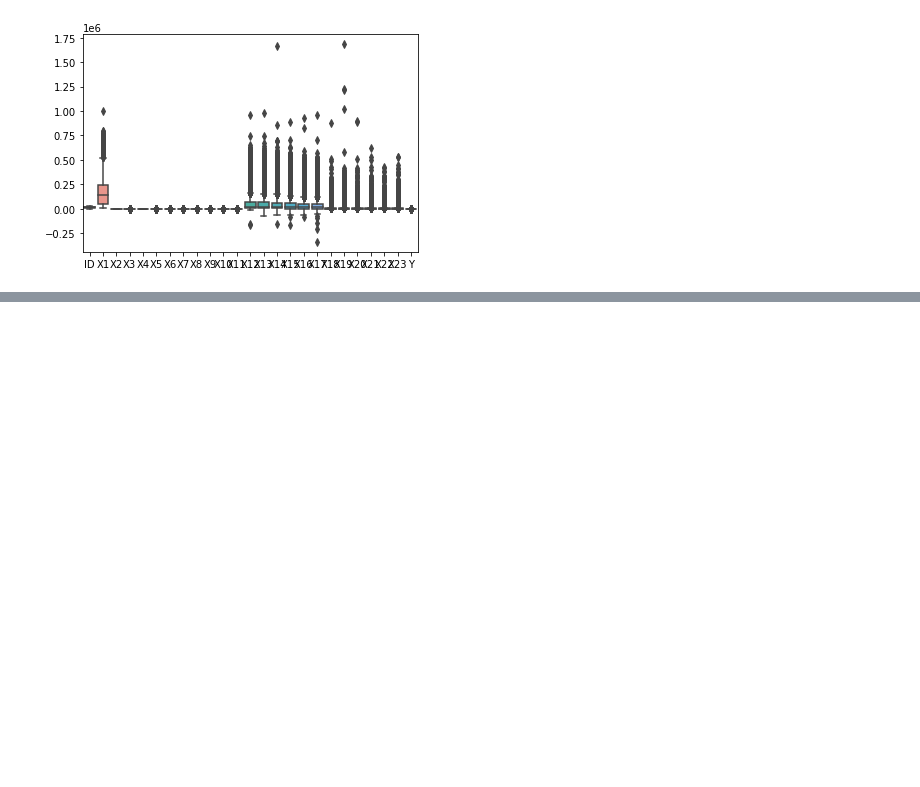
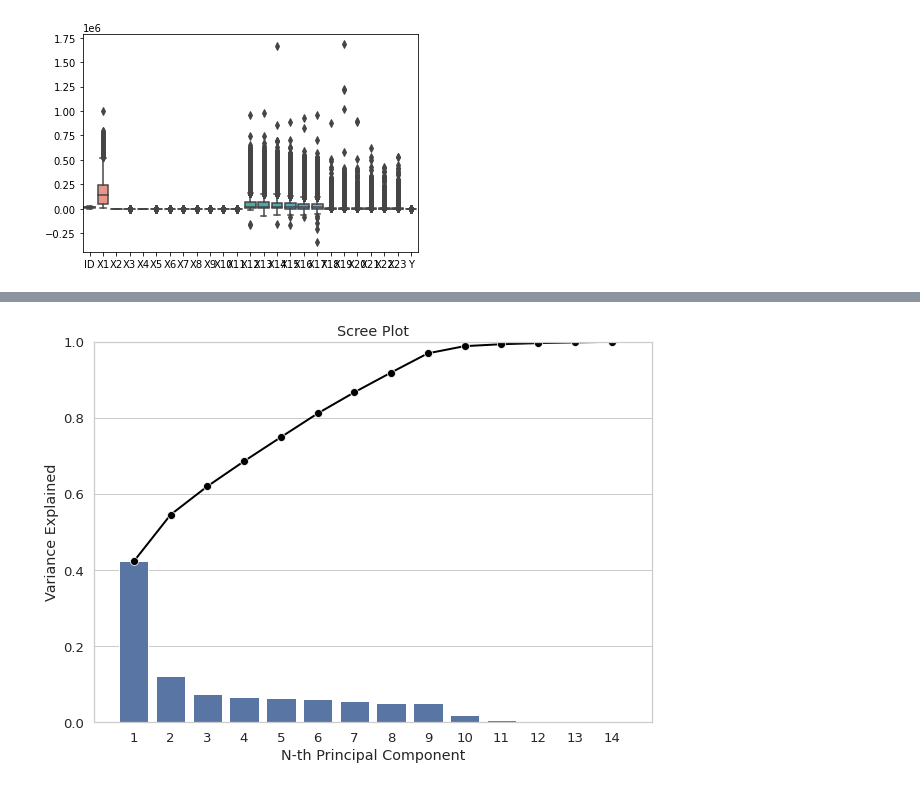
Before and after one commit to PosgradoMNA/actividades-de-aprendizaje-JulioperezA01793880, a Jupyter notebook: visualizacion_DS_Julio_perez_AA01793880.ipynb, the cells around one changed output, grey strips where cells are left out. Cells and saved outputs as stored; diff of their text form; code cells hidden in the pictures; blank space fills up the shorter version.

```diff
--- a/visualizacion_DS_Julio_perez_AA01793880.ipynb
+++ b/visualizacion_DS_Julio_perez_AA01793880.ipynb
@@ -156,0 +234,11 @@ sns.boxplot(data=df)
+# %%
+
+
+df_analisis = df_tranform[variables_numericas]  #Tomamos las variables numericas para realizar una reduccion
+pcs = PCA()
+pcs.fit(preprocessing.scale(df_analisis.dropna(axis=0)))
+PCA()
+pcsSummary_df = pd.DataFrame({'Standard deviation': np.sqrt(pcs.explained_variance_),
+                             'Proportion of variance': pcs.explained_variance_ratio_,
+                             'Cumulative proportion': np.cumsum(pcs.explained_variance_ratio_)
+                             })
@@ -156,0 +313,33 @@ sns.boxplot(data=df)
+# %%
+#8.Elabora los histogramas de los atributos para visualizar su distribución
+
+PC_components = np.arange(pcs.n_components_) + 1
+#PC_components
+
+_ = sns.set(style = 'whitegrid',
+            font_scale = 1.2
+            )
+
+fig, ax = plt.subplots(figsize=(10, 7))
+
+_ = sns.barplot(x = PC_components,
+                y = pcs.explained_variance_ratio_,
+                color = 'b'
+                )
+
+_ = sns.lineplot(x = PC_components-1,
+                 y = np.cumsum(pcs.explained_variance_ratio_),
+                 color = 'black',
+                 linestyle = '-',
+                 linewidth = 2,
+                 marker = 'o',
+                 markersize = 8
+                 )
+
+plt.title('Scree Plot')
+plt.xlabel('N-th Principal Component')
+plt.ylabel('Variance Explained')
+plt.ylim(0, 1)
+plt.show()
+# %% [output]
+[figure, added]
```
Also changed, not shown: parts of 8 cells of this notebook.
